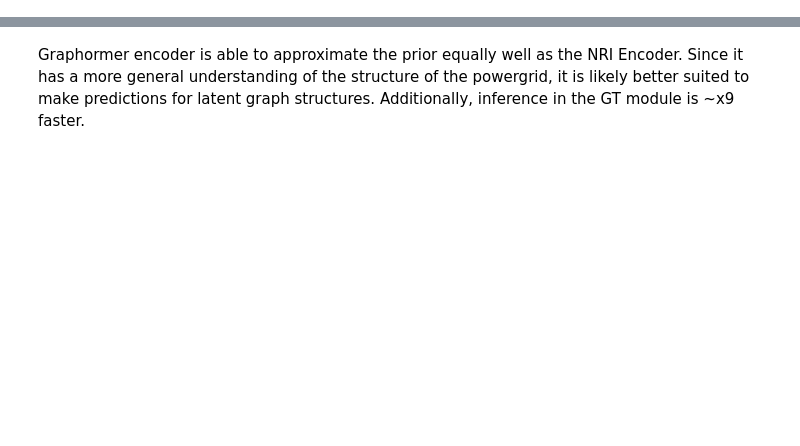
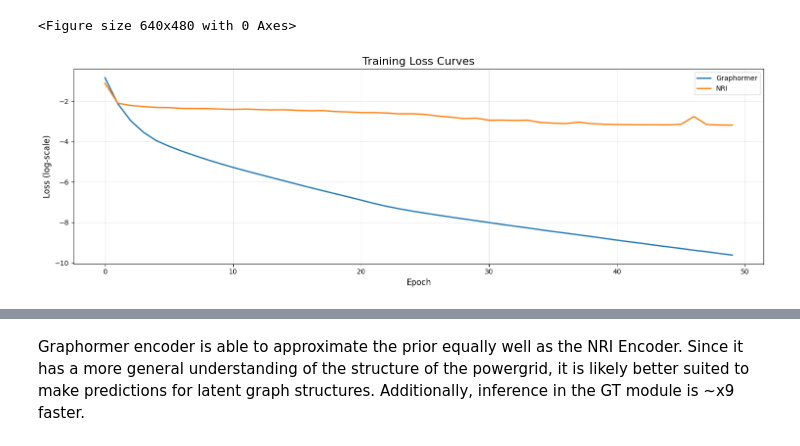
Before and after one commit to HansDampf37/NRI-for-explainable-RL-in-Power-Grids, a Jupyter notebook: src/visualization/graphormer_vs_nri_encoder_prior_approx.ipynb, the cells around one changed output, grey strips where cells are left out. Saved outputs shown, nothing was run; the diff lists cells and outputs as text; code cells hidden in the pictures; blank space fills up the shorter version.

```diff
--- a/src/visualization/graphormer_vs_nri_encoder_prior_approx.ipynb
+++ b/src/visualization/graphormer_vs_nri_encoder_prior_approx.ipynb
@@ -67 +113,18 @@ for name, encoder in encoders.items():
+# %%
+fig = plt.figure(figsize=(15, 5))
+for name in results:
+    plt.plot(np.log(np.array([train for train, _ in results[name]["loss"]]) + eps), label=name, linewidth=2)
+
+plt.title("Training Loss Curves", fontsize=16)
+plt.xlabel("Epoch", fontsize=12)
+plt.ylabel("Loss (log-scale)", fontsize=12)
+plt.grid(alpha=0.3)
+plt.legend()
+plt.tight_layout()
+plt.savefig(Path("output/encoder/comparison_training_loss.png"))
+plt.savefig(Path("output/encoder/comparison_training_loss.svg"))
+plt.show()
+# %% [output]
+<Figure size 640x480 with 0 Axes>
+[figure, added]
 # %%
```
Also changed, not shown: parts of 7 cells of this notebook, 19 other files.
